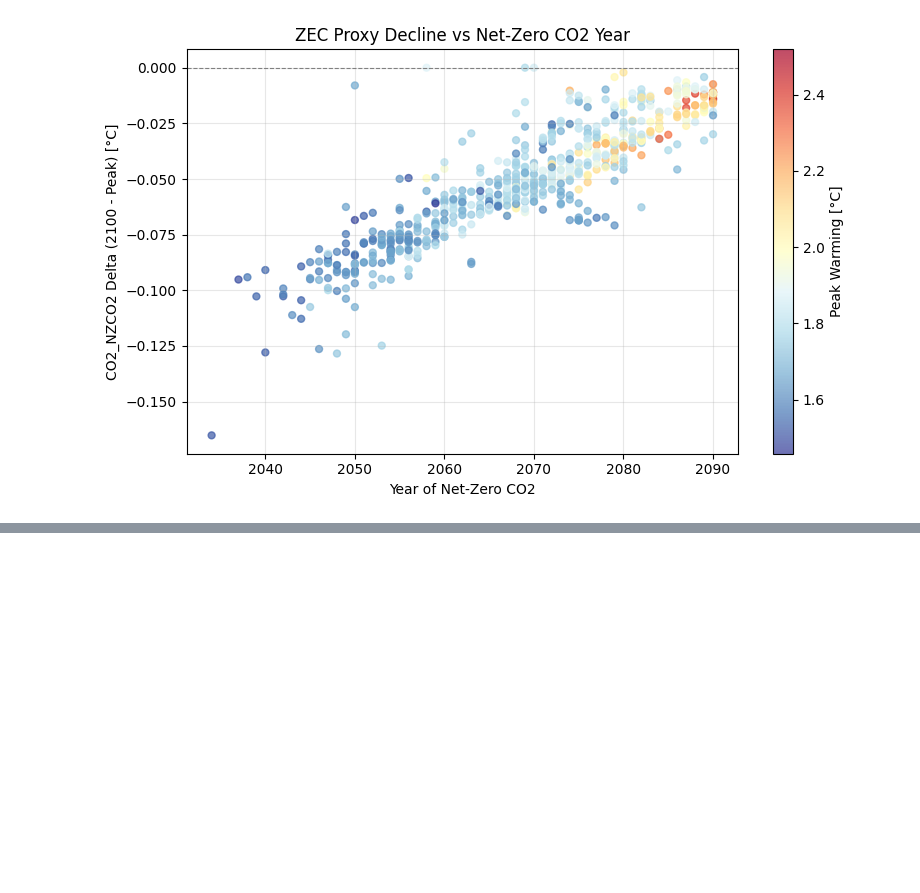
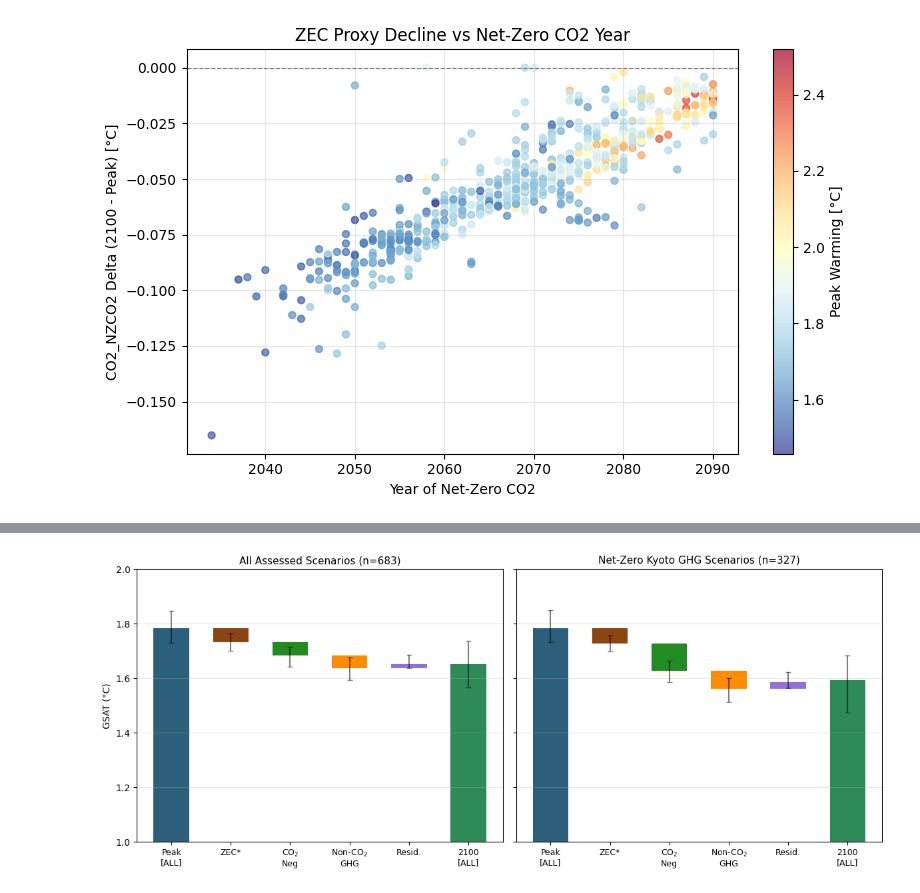
Before and after one commit to gaurav-ganti/netzero_assessment, a Jupyter notebook: analysis/503_contributions.ipynb, the cells around one changed output, grey strips where cells are left out. Cells and saved outputs as stored; diff of their text form; code cells hidden in the pictures; blank space fills up the shorter version.

Commit message:
Update contributions file

```diff
--- a/analysis/503_contributions.ipynb
+++ b/analysis/503_contributions.ipynb
@@ -235,0 +325,12 @@ plt.tight_layout()
+# %%
+# Calculate scenario-level medians for peak and 2100 (needed for waterfall endpoints)
+value_cols = [c for c in metrics_df.columns if c.startswith("GSAT|")]
+scenario_medians = metrics_df.groupby(["model", "scenario"])[value_cols].median()
+scenario_medians_nzkyoto = scenario_medians.loc[scenario_medians.index.isin(nz_kyoto_idx)]
+
+print(f"All scenarios: {len(scenario_medians)}")
+print(f"  Peak (median of medians): {scenario_medians['GSAT|ALL|peak'].median():.3f} °C")
+print(f"  2100 (median of medians): {scenario_medians['GSAT|ALL|2100'].median():.3f} °C")
+print(f"\nNet-zero Kyoto scenarios: {len(scenario_medians_nzkyoto)}")
+print(f"  Peak (median of medians): {scenario_medians_nzkyoto['GSAT|ALL|peak'].median():.3f} °C")
+print(f"  2100 (median of medians): {scenario_medians_nzkyoto['GSAT|ALL|2100'].median():.3f} °C")
@@ -235,0 +413,32 @@ plt.tight_layout()
+# %%
+# Create waterfall plots
+fig, axes = plt.subplots(1, 2, figsize=(12, 5), sharey=True)
+
+# Plot 1: All assessed scenarios
+create_waterfall_plot(
+    pop_all,
+    scenario_medians,
+    f"All Assessed Scenarios (n={len(scenario_medians)})",
+    axes[0]
+)
+
+# Plot 2: Net-zero Kyoto scenarios
+create_waterfall_plot(
+    pop_nzkyoto,
+    scenario_medians_nzkyoto,
+    f"Net-Zero Kyoto GHG Scenarios (n={len(scenario_medians_nzkyoto)})",
+    axes[1]
+)
+
+# Set y-axis limits
+axes[0].set_ylim(1, 2)
+axes[1].set_ylim(1, 2)
+
+# Common y-axis label only on left
+axes[1].set_ylabel("")
+
+plt.tight_layout()
+plt.savefig(OUTPUT_FOLDER / "503_waterfall_contributions.png", dpi=150, bbox_inches='tight')
+plt.show()
+# %% [output]
+[figure, added]
```
Also changed, not shown: parts of 9 cells of this notebook.
